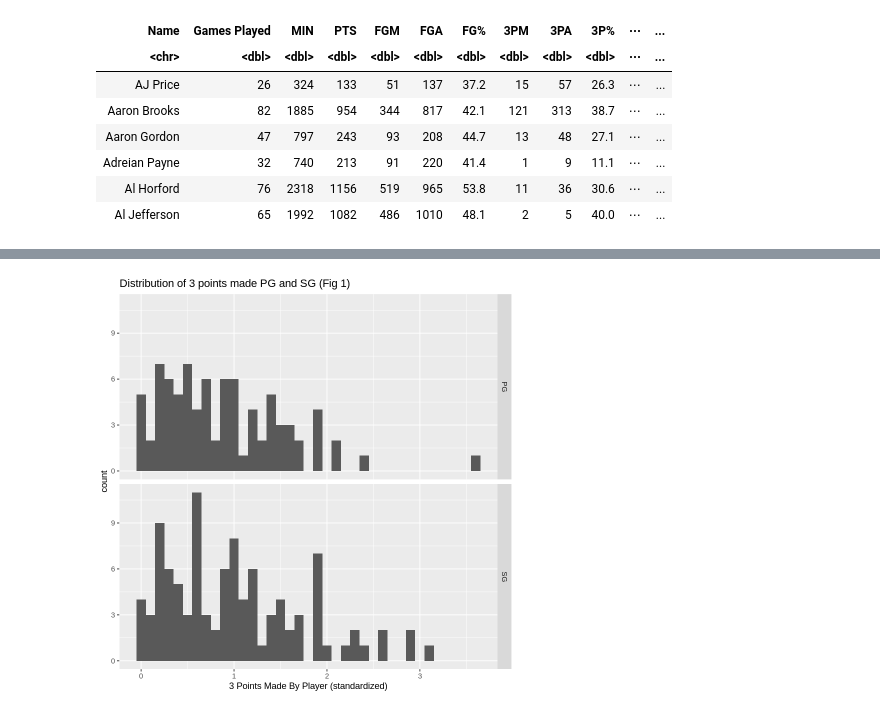
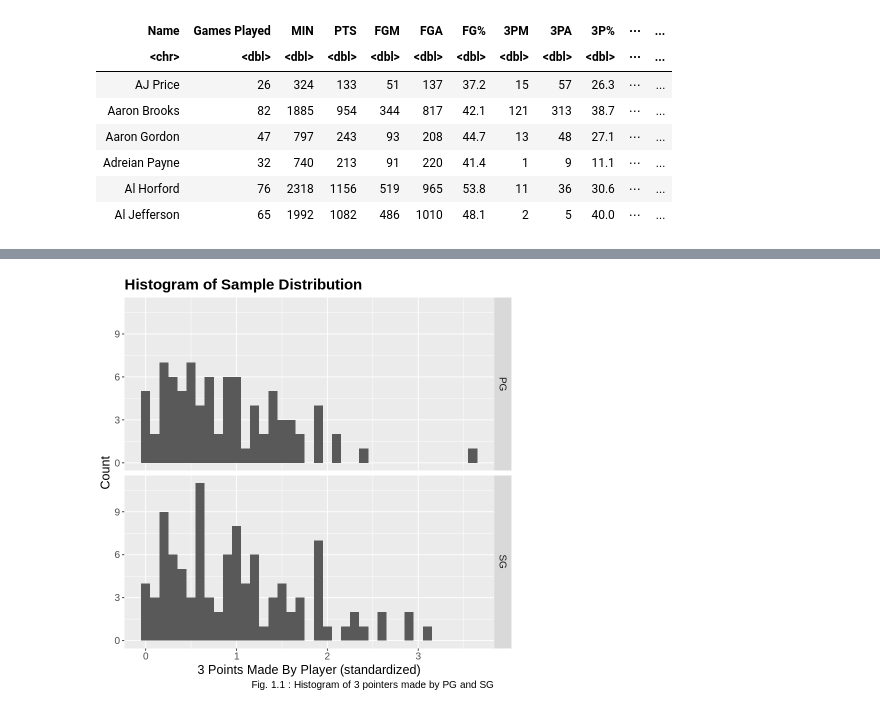
Before and after one commit to Ne1sonLi/NBA-Player-Stats-Statisitcal-Inference, a Jupyter notebook: Stat201_G35_Project.ipynb, the cells around one changed output, grey strips where cells are left out. Cells and saved outputs as stored; diff of their text form; code cells hidden in the pictures.

Commit message:
Added to plot and introduction

```diff
--- a/Stat201_G35_Project.ipynb
+++ b/Stat201_G35_Project.ipynb
@@ -57,17 +65,14 @@ smaple introduction we are testing if Pgs make more 3s than Sgs, this corrospond
 # %%
-#Standardized by dividing # of 3 pts made by the games played by each player
+# Filtering out observations that have NA
+# Standardized by dividing 3 pointers made (3PM) by the games played (Games Played)
+
 tidy_nba <- nba_stats |>
-filter(Pos == "PG" | Pos == "SG") |>
-mutate(three_pts_standardized = `3PM`/ `Games Played`) |>
-select(Pos, three_pts_standardized)
-
-
-nba_summary <- tidy_nba |>
-group_by(Pos) |>
-summarize(mean_three_pts = mean(three_pts_standardized), n = n())
-
+    rename(pos = Pos) |>
+    filter(pos == "PG" | pos == "SG") |>
+    filter(!is.na('3PM') | !is.na('Games Played')) |>
+    mutate(three_pts_standardized = `3PM`/ `Games Played`) |>
+    select(pos, three_pts_standardized)
 
 head(tidy_nba)
-nba_summary
 # %% [output]
 A tibble: 6 × 2
@@ -87,8 +107,18 @@ A tibble: 2 × 3
 # %%
+# Plotting the sample distribution using a histogram
+options(repr.plot.width = 7, repr.plot.height = 7)
+
 three_point_dist <- tidy_nba |>
-ggplot(aes(x = three_pts_standardized)) + geom_histogram(binwidth = .1) + xlab("3 Points Made By Player (standardized)") +
-facet_grid(rows = vars(Pos)) + ggtitle("Distribution of 3 points made PG and SG (Fig 1)")
+    ggplot(aes(x = three_pts_standardized)) +
+    geom_histogram(binwidth = .1) +
+    xlab("3 Points Made By Player (standardized)") +
+    ylab("Count") +
+    labs(caption = "Fig. 1.1 : Histogram of 3 pointers made by PG and SG") +
+    facet_grid(rows = vars(pos)) +
+    ggtitle("Histogram of Sample Distribution") +
+    theme(text = element_text(size = 15),
+          plot.title = element_text(face = "bold"))
 
 three_point_dist
 # %% [output]
-[figure, old version]
+[figure, new version]
```
Also changed, not shown: parts of 9 cells of this notebook.
